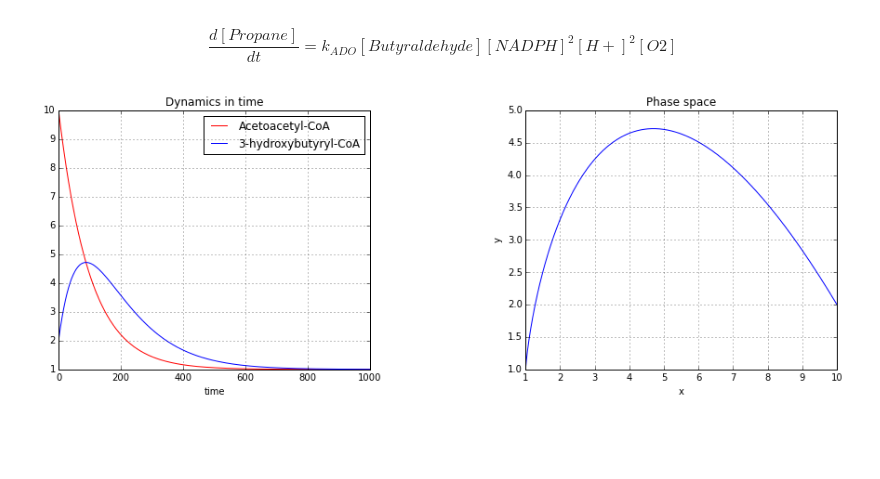
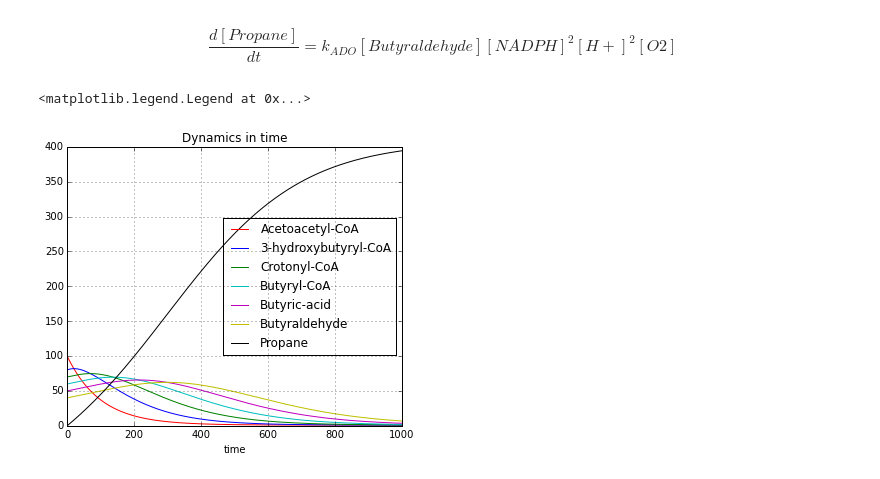
Before and after one commit to Aalto-Helsinki/modeling, a Jupyter notebook: 2015/Reactions - Basic Pathway.ipynb, the cells around one changed output. Cells and saved outputs as stored; diff of their text form; code cells hidden in the pictures; blank space fills up the shorter version.

Commit message:
All of compounds plot (super basic version)

```diff
--- a/2015/Reactions - Basic Pathway.ipynb
+++ b/2015/Reactions - Basic Pathway.ipynb
@@ -72,49 +72,71 @@ def r5(F,G,C):
     return K_YciA*F*H_2O - K_CAR*G*C*H_2O*ATP
 
 def r6(G,C,H,I,J):
     return K_CAR*G*C*H_2O*ATP - K_ADO*H*C**2*I**2*J**2
 
 def r7(H,C,I,J):
     return K_ADO*H*C**2*I**2*J**2
 
 
 # initialize lists containing values
-x = []
-y = []
+a = []
+b = []
+c = []
+d = []
+e = []
+f = []
+g = []
+
 
 #iv1, iv2 = initial values, dt = timestep, time = range
-def sys(iv1, iv2, dt, time):
+def sys(iv1, iv2, iv3, iv4, iv5, iv6, iv7, dt, time):
     # initial values:
-    x.append(iv1)
-    y.append(iv2)
+    a.append(iv1)
+    b.append(iv2)
+    c.append(iv3)
+    d.append(iv4)
+    e.append(iv5)
+    f.append(iv6)
+    g.append(iv7)
     #z.append(iv3)
     # compute and fill lists
     for i in range(time):
-        x.append(x[i] + (r1(1,x[i],1)) * dt)
-        y.append(y[i] + (r2(x[i],1,y[i])) * dt)
+        a.append(a[i] + (r1(1,a[i],1)) * dt)
+        b.append(b[i] + (r2(a[i],1,b[i])) * dt)
+        c.append(c[i] + (r3(1,b[i],c[i])) * dt)
+        d.append(d[i] + (r4(c[i],1,d[i])) * dt)
+        e.append(e[i] + (r5(d[i],e[i],1)) * dt)
+        f.append(f[i] + (r6(e[i],1,f[i],1,1)) * dt)
+        g.append(g[i] + (r7(f[i],1,1,1)) * dt)
         #z.append(z[i] + (h(x[i],y[i],z[i])) * dt)
-    return x, y
+    return a, b, c, d, e, f, g
 
-sys(10, 2, 0.01, 1000)
+sys(100, 80, 70, 60, 50, 40, 0,  0.01, 1000)
 
 #plot
 fig = plt.figure(figsize=(15,5))
 fig.subplots_adjust(wspace = 0.5, hspace = 0.3)
 ax1 = fig.add_subplot(1,2,1)
-ax2 = fig.add_subplot(1,2,2)
+#ax2 = fig.add_subplot(1,2,2)
 
-ax1.plot(x, 'r-', label='Acetoacetyl-CoA')
-ax1.plot(y, 'b-', label='3-hydroxybutyryl-CoA')
-#ax1.plot(z, 'g-', label='prey')
+ax1.plot(a, 'r-', label='Acetoacetyl-CoA')
+ax1.plot(b, 'b-', label='3-hydroxybutyryl-CoA')
+ax1.plot(c, 'g-', label='Crotonyl-CoA')
+ax1.plot(d, 'c-', label='Butyryl-CoA')
+ax1.plot(e, 'm-', label='Butyric-acid')
+ax1.plot(f, 'y-', label='Butyraldehyde')
+ax1.plot(g, 'k-', label='Propane')
+
 ax1.set_title("Dynamics in time")
 ax1.set_xlabel("time")
 ax1.grid()
 ax1.legend(loc='best')
 
-ax2.plot(x, y, color="blue")
-ax2.set_xlabel("x")
-ax2.set_ylabel("y")
-ax2.set_title("Phase space")
-ax2.grid()
+#ax2.plot(x, y, color="blue")
+#ax2.set_xlabel("x")
+#ax2.set_ylabel("y")
+#ax2.set_title("Phase space")
+#ax2.grid()
 # %% [output]
+<matplotlib.legend.Legend at 0x...>
-[figure, old version]
+[figure, new version]
```
